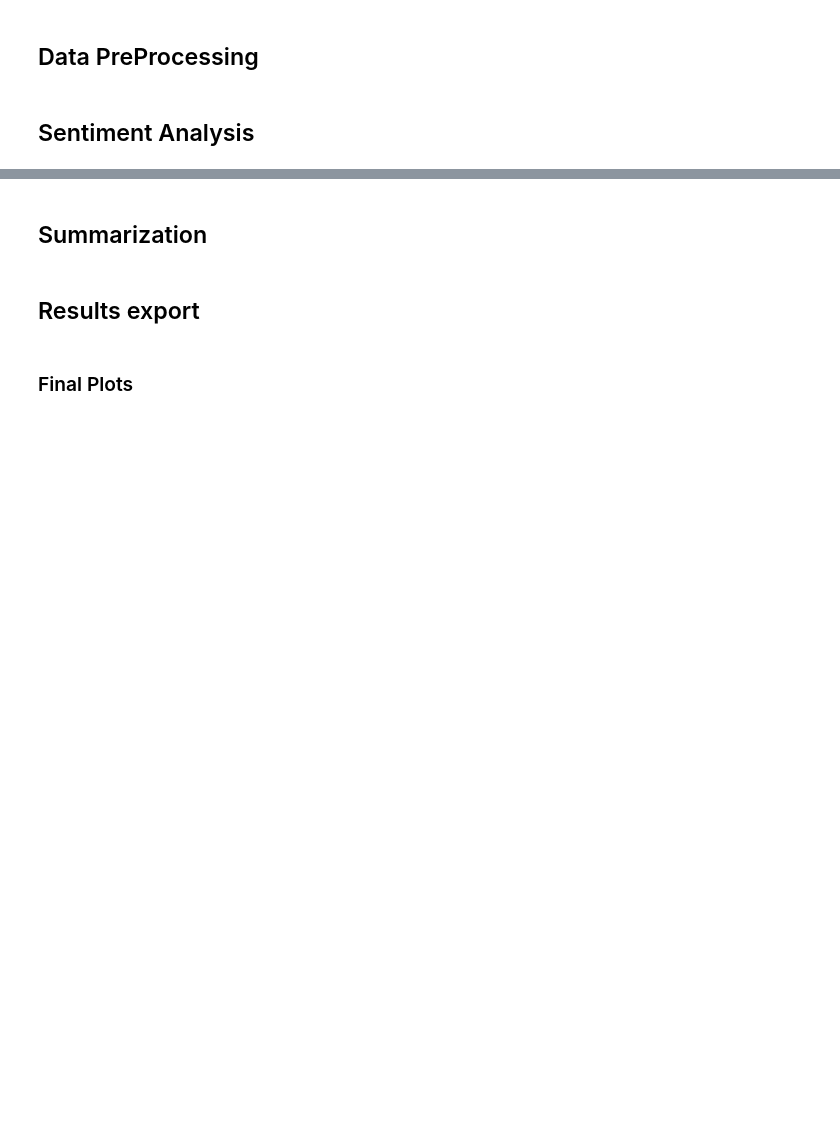
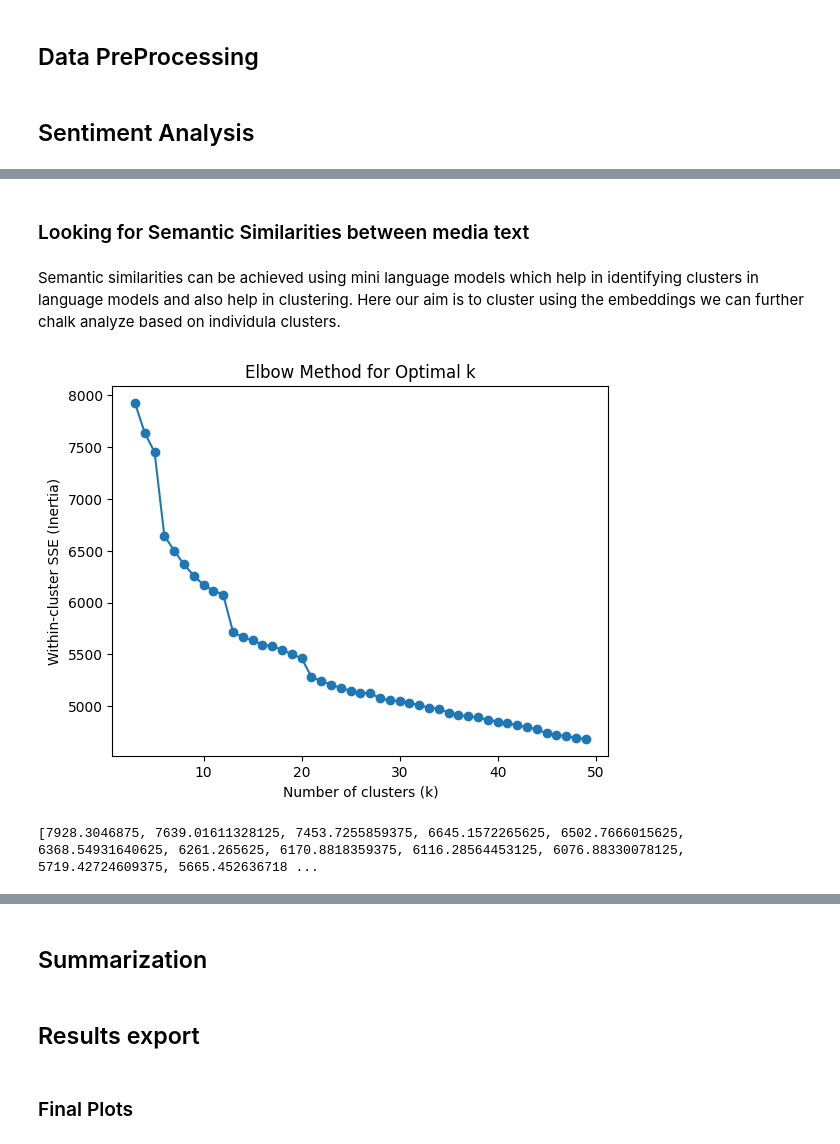
Before and after one commit to SRINIRAGZ/sentimentAnalysis, a Jupyter notebook: SentimentAnalysis.ipynb, the cells around one changed output, grey strips where cells are left out. Saved outputs shown, nothing was run; the diff lists cells and outputs as text; code cells hidden in the pictures; blank space fills up the shorter version.

```diff
--- a/SentimentAnalysis.ipynb
+++ b/SentimentAnalysis.ipynb
@@ -39,0 +127,9 @@ ResultsFolder = './SentimentAnalysis/results/{filename}'
+# %%
+# Display results
+i=0
+for comment, result in zip(df['comment_text'], results):
+    print(f"{comment} => {label_mapping[result['label']]} (score: {result['score']:.2f})")
+    print(result)
+    if i>5:
+      break
+    i+=1
@@ -39,0 +152,5 @@ ResultsFolder = './SentimentAnalysis/results/{filename}'
+# %%
+#Rework on the dataframe with sentiment results
+df['sentiment'] = [label_mapping[result['label']] for result in results]
+df['sentiment_score'] = [result['score'] for result in results]
+df.head()
@@ -39,0 +173,33 @@ ResultsFolder = './SentimentAnalysis/results/{filename}'
+# %% [markdown]
+### Looking for Semantic Similarities between media text
+# %% [markdown]
+Semantic similarities can be achieved using mini language models which help in identifying clusters in language models and also help in clustering. Here our aim is to cluster using the embeddings we can further chalk analyze based on individula clusters.
+# %%
+#params
+MODEL='all-mpnet-base-v2' #'all-MiniLM-L12-v2'
+# %%
+from sentence_transformers import SentenceTransformer
+from sklearn.cluster import KMeans
+
+# Generate embeddings
+embedder = SentenceTransformer(MODEL)
+embeddings = embedder.encode(list(df['media_caption']))
+# %%
+clusterlist = range(3,50)
+sse=[] #error/ loss
+# Cluster into 3 themes (adjust as needed)
+for k in clusterlist:
+    clustering_model = KMeans(n_clusters=k, random_state=42)
+    clustering_model.fit(embeddings)
+    sse.append(clustering_model.inertia_)
+
+# Plot Elbow Curve
+plt.plot(clusterlist, sse, marker='o')
+plt.xlabel("Number of clusters (k)")
+plt.ylabel("Within-cluster SSE (Inertia)")
+plt.title("Elbow Method for Optimal k")
+plt.show()
+print(sse)
+# %% [output]
+[figure, added]
+[7928.3046875, 7639.01611328125, 7453.7255859375, 6645.1572265625, 6502.7666015625, 6368.54931640625, 6261.265625, 6170.8818359375, 6116.28564453125, 6076.88330078125, 5719.42724609375, 5665.452636718 ...
```
Also changed, not shown: parts of 25 cells of this notebook.
